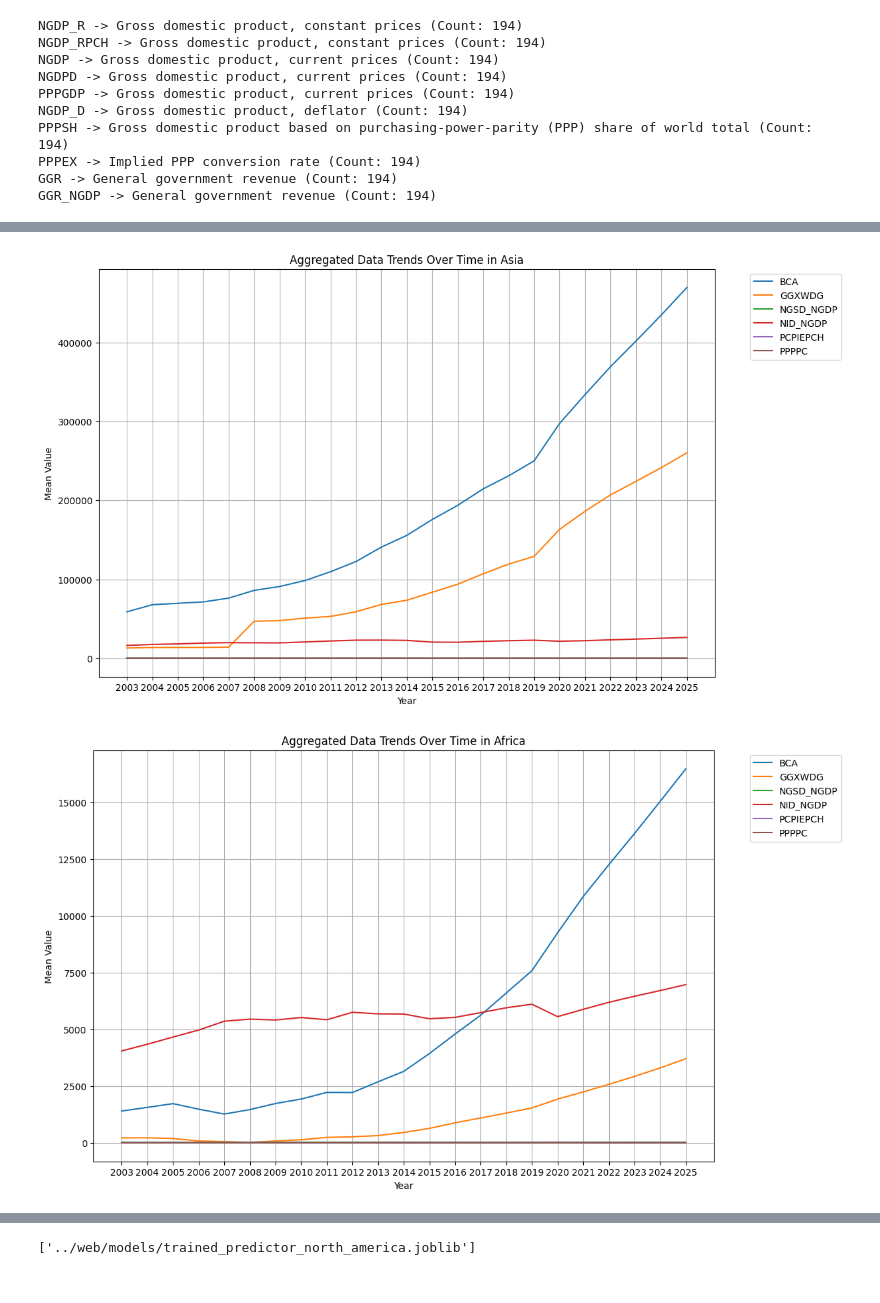
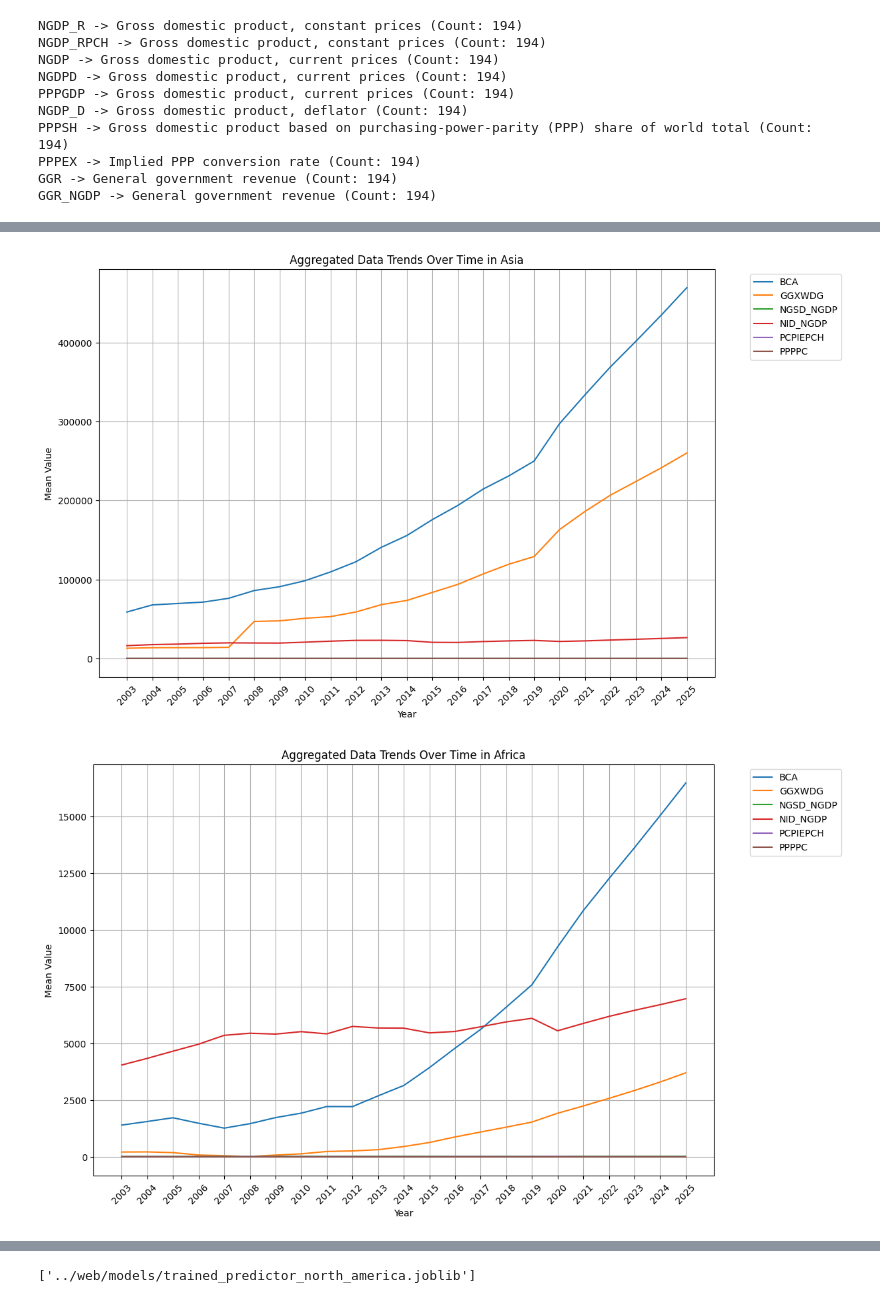
Before and after one commit to mulugeta-89/aai-labs-data-science-tasks, a Jupyter notebook: notebooks/analysis_notebook.ipynb, the cells around one changed output, grey strips where cells are left out. Drawn from its saved outputs; the diff is of its cells as text; code cells hidden in the pictures.

```diff
--- a/notebooks/analysis_notebook.ipynb
+++ b/notebooks/analysis_notebook.ipynb
@@ -343,7 +343,11 @@ GGR_NGDP -> General government revenue (Count: 194)
                     E. Save the predictor in a file
         -> Techinically I used Ridge Regression for the prediction to mitigate overfitting
         -> The output for the predictor function is GDP per capita which is indicated by the dataset file by using the WEO Subject Code == "PPPPC"
-        -> I used data from 2003-2025 for the prediction
+        -> I used data from 2003-2025 for the prediction because the majority of the data is represented in this time frame
+        -> To make the prediction based on each continent,
+                1. First, I found mean for each feature for each year for each country that are found
+                   for each country
+                2. Now, I have mean data for each continent, then I used this mean data to make the prediction, the GDP per capita
 '''
 import pandas as pd
 import numpy as np
@@ -688,6 +692,7 @@ def plotter(dataset, continent):
 
     # Add labels and legend
     plt.xlabel('Year')
+    plt.xticks(rotation=45)
     plt.ylabel('Mean Value')
     plt.title(f'Aggregated Data Trends Over Time in {continent}')
     plt.legend(bbox_to_anchor=(1.05, 1), loc='upper left')  # Place legend to the right outside the plot
@@ -782,2 +787,2 @@ NGSD_NGDP Gross national savings
-[figure, old version]
+[figure, new version]
-[figure, old version]
+[figure, new version]
```
Also changed, not shown: parts of 1 cell of this notebook, 2 other files.
